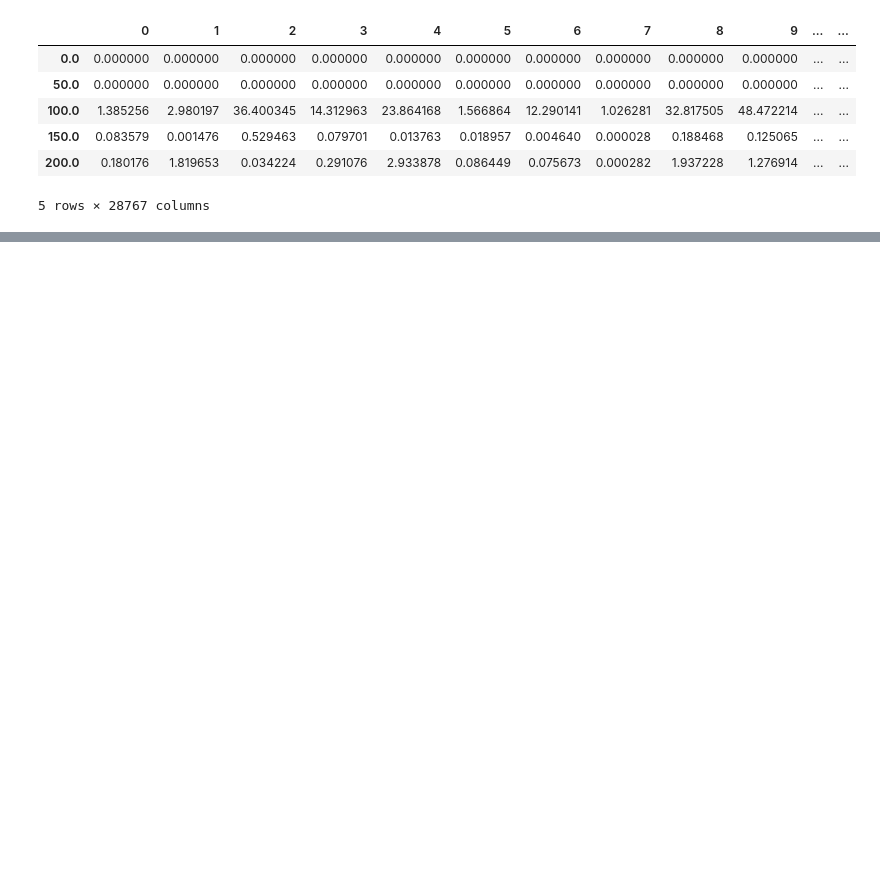
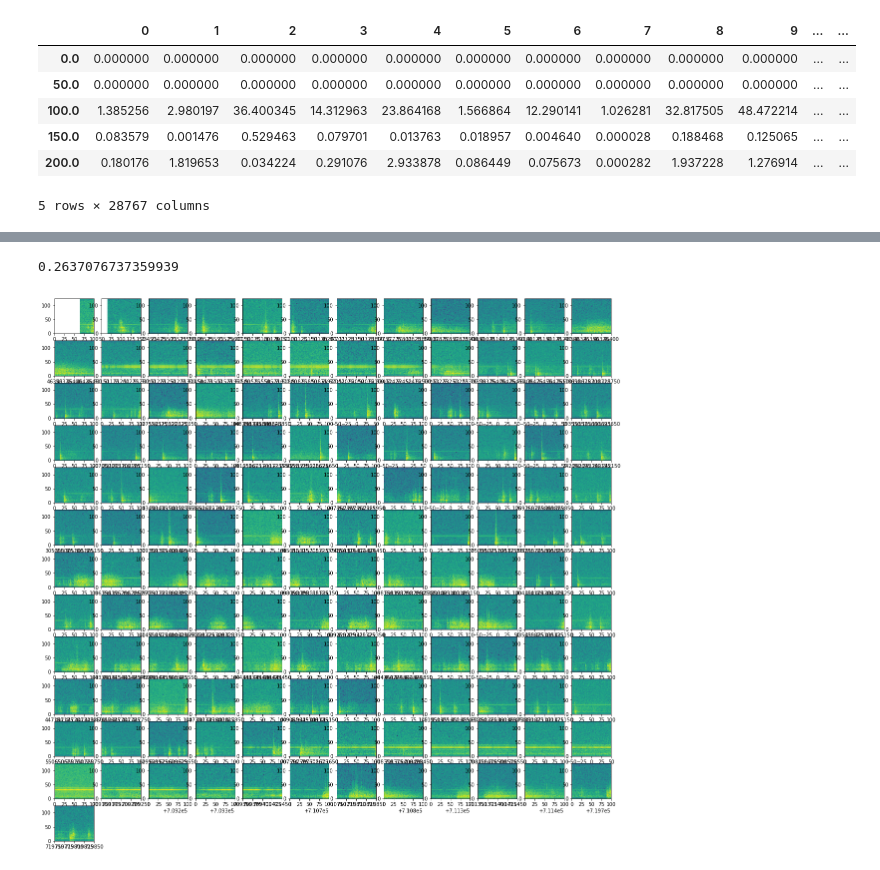
Before and after one commit to grace3999/USV_Python, a Jupyter notebook: Notebooks/Spectrogram.ipynb, the cells around one changed output, grey strips where cells are left out. Cells and saved outputs as stored; diff of their text form; code cells hidden in the pictures; blank space fills up the shorter version.

Commit message:
add spectral flatness feature

```diff
--- a/Notebooks/Spectrogram.ipynb
+++ b/Notebooks/Spectrogram.ipynb
@@ -131,0 +169,6 @@ power_sum_df_thresh.head()
+# %%
+threshold_flat = np.percentile(spec_flat_df['spec_flat'].values, 1)
+print(threshold_flat)
+spec_flat_df_thresh = spec_flat_df[spec_flat_df['spec_flat'] < threshold_flat]
+print(spec_flat_df_thresh.shape)
+spec_flat_df_thresh.head()
@@ -132,17 +184,24 @@ power_sum_df_thresh.head()
+# %%
+spec_flat_df['spec_flat'].mean()
+# %% [output]
+0.2637076737359939
 # %%
-time_stamp_list = power_sum_df_thresh.index.values
+#time_stamp_list_power = power_sum_df_thresh.index.values
+time_stamp_list_flatness = spec_flat_df_thresh.index.values
 # %%
 import math
-def facet_plot(image_df, time_stamp_list):
+def facet_plot(image_df, time_stamp_list_flatness):
     plt.figure(figsize = (20,20))
-    plot_row_num = math.ceil(math.sqrt(len(time_stamp_list)))
-    plot_col_num = math.ceil(len(time_stamp_list) / plot_row_num)
-    for idx, time_stamp in enumerate(time_stamp_list):
+    plot_row_num = math.ceil(math.sqrt(len(time_stamp_list_flatness)))
+    plot_col_num = math.ceil(len(time_stamp_list_flatness) / plot_row_num)
+    for idx, time_stamp in enumerate(time_stamp_list_flatness):
         plt.subplot(plot_row_num, plot_col_num, idx+1)
         plt.pcolormesh((times*1000) + (time_stamp), freqs_spec / 1000, 10 * np.log10(image_df[time_stamp]))
     plt.show()
 # %%
-facet_plot(spec_slices, time_stamp_list)
+facet_plot(spec_slices, time_stamp_list_flatness)
+# %% [output]
+[figure, added]
 # %%
 from sklearn.decomposition import PCA
 pca = PCA(n_components=30, whiten=True)
```
Also changed, not shown: parts of 27 cells of this notebook.
